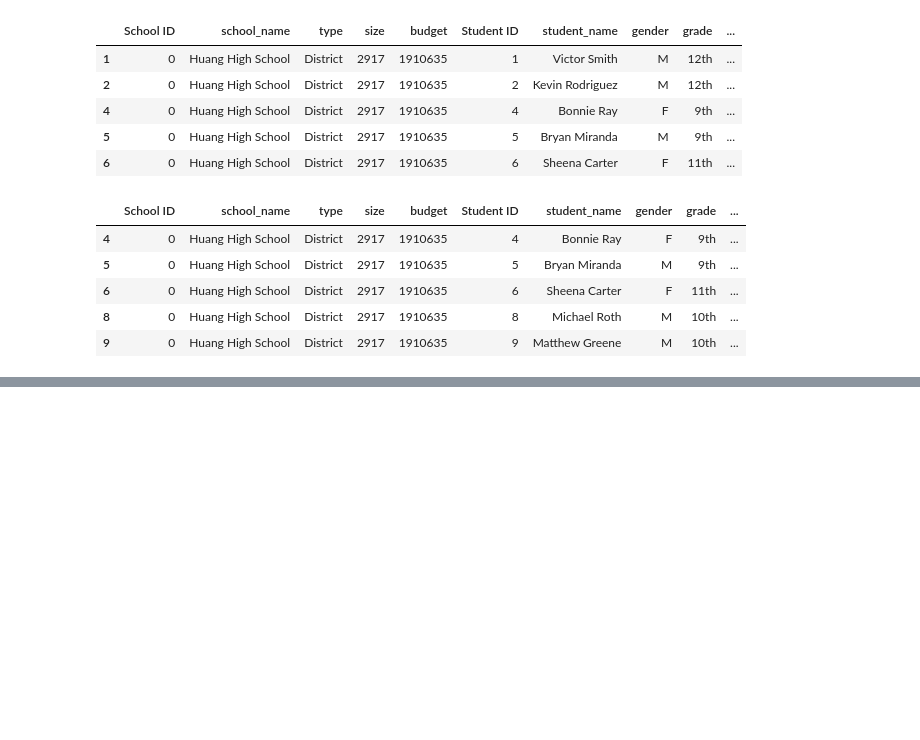
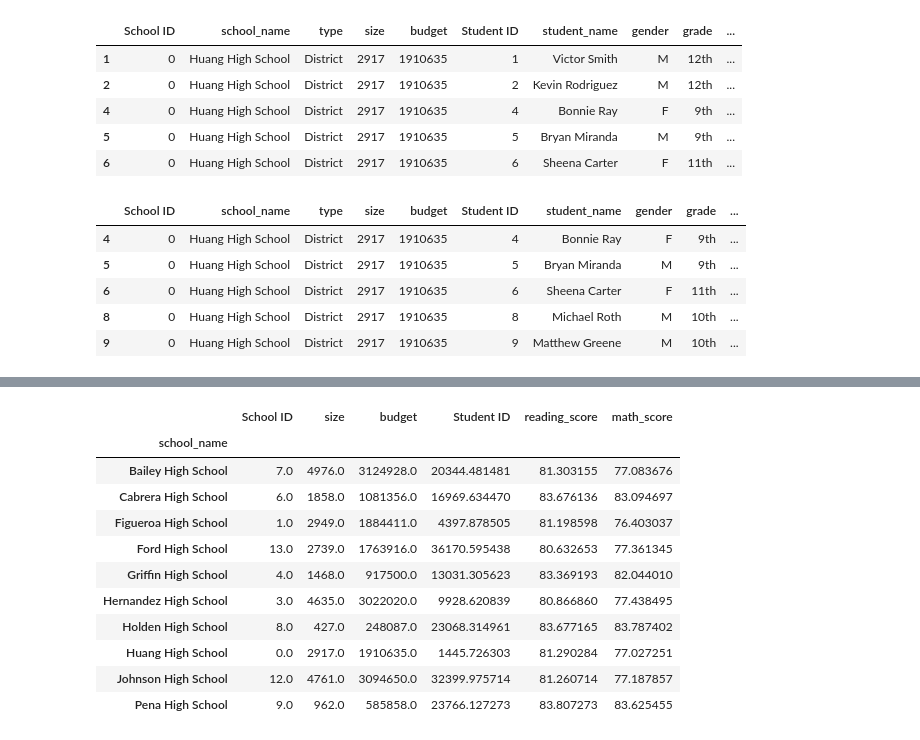
Before and after one commit to jennyalfi/pandas-challenge, a Jupyter notebook: PyCitySchools/PyCitySchools_analysis.ipynb, the cells around one changed output, grey strips where cells are left out. Saved outputs shown, nothing was run; the diff lists cells and outputs as text; code cells hidden in the pictures; blank space fills up the shorter version.

```diff
--- a/PyCitySchools/PyCitySchools_analysis.ipynb
+++ b/PyCitySchools/PyCitySchools_analysis.ipynb
@@ -338,0 +468,7 @@ passing_math_and_reading.head()
+# %%
+# Use the code provided to separate the data by grade
+ninth_graders =total_school_data[(total_school_data["grade"] == "9th")]
+tenth_graders = total_school_data[(total_school_data["grade"] == "10th")]
+eleventh_graders = total_school_data[(total_school_data["grade"] == "11th")]
+twelfth_graders = total_school_data[(total_school_data["grade"] == "12th")]
+ninth_graders.head(5)
@@ -338,0 +482,16 @@ passing_math_and_reading.head()
+# %%
+ninth_graders_scores = ninth_graders.groupby(["school_name"]).mean()
+ninth_graders_scores.head(10)
+# %% [output]
+|  | School ID | size | budget | Student ID | reading_score | math_score |
+| school_name |  |  |  |  |  |  |
+| Bailey High School | 7.0 | 4976.0 | 3124928.0 | 20344.481481 | 81.303155 | 77.083676 |
+| Cabrera High School | 6.0 | 1858.0 | 1081356.0 | 16969.634470 | 83.676136 | 83.094697 |
+| Figueroa High School | 1.0 | 2949.0 | 1884411.0 | 4397.878505 | 81.198598 | 76.403037 |
+| Ford High School | 13.0 | 2739.0 | 1763916.0 | 36170.595438 | 80.632653 | 77.361345 |
+| Griffin High School | 4.0 | 1468.0 | 917500.0 | 13031.305623 | 83.369193 | 82.044010 |
+| Hernandez High School | 3.0 | 4635.0 | 3022020.0 | 9928.620839 | 80.866860 | 77.438495 |
+| Holden High School | 8.0 | 427.0 | 248087.0 | 23068.314961 | 83.677165 | 83.787402 |
+| Huang High School | 0.0 | 2917.0 | 1910635.0 | 1445.726303 | 81.290284 | 77.027251 |
+| Johnson High School | 12.0 | 4761.0 | 3094650.0 | 32399.975714 | 81.260714 | 77.187857 |
+| Pena High School | 9.0 | 962.0 | 585858.0 | 23766.127273 | 83.807273 | 83.625455 |
```
Also changed, not shown: parts of 13 cells of this notebook, 3 other files.
